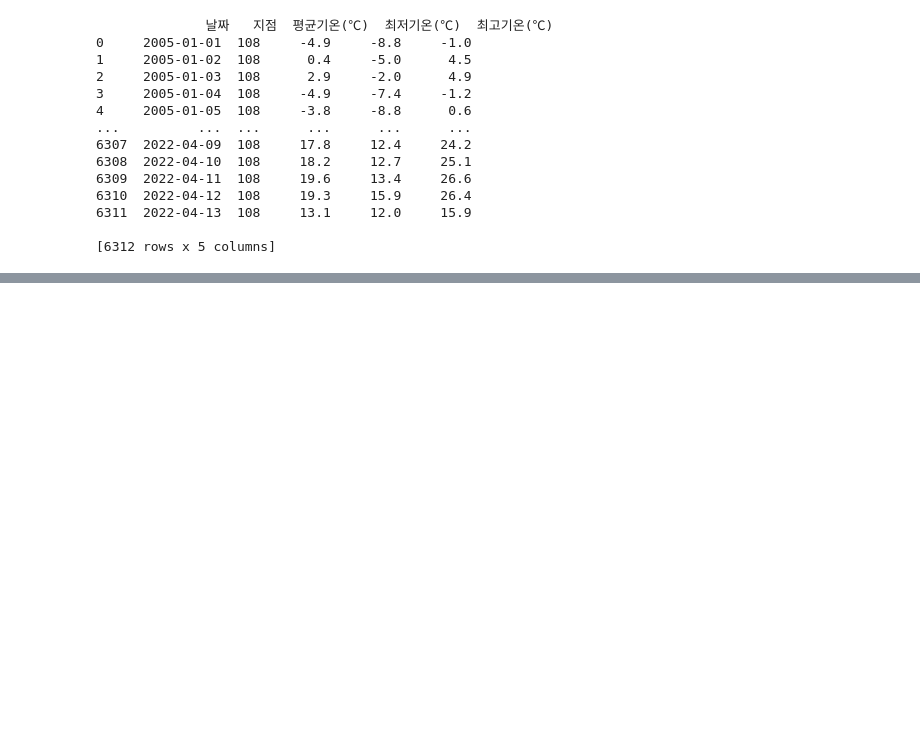
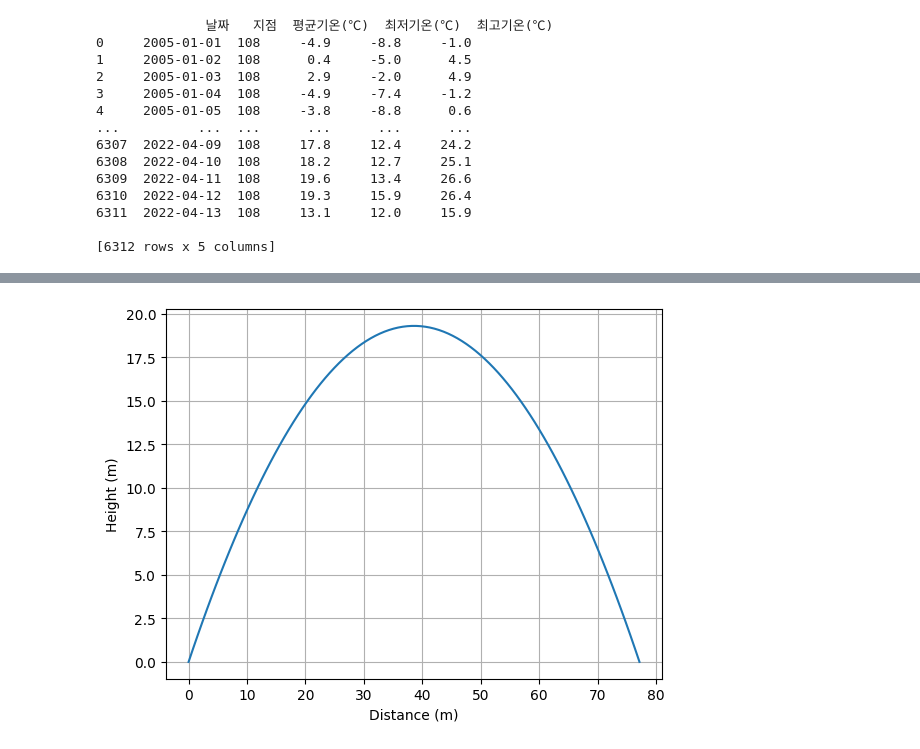
Before and after one commit to HyunWoo9930/Computational_physics, a Jupyter notebook: calculator.ipynb, the cells around one changed output, grey strips where cells are left out. Saved outputs shown, nothing was run; the diff lists cells and outputs as text; code cells hidden in the pictures; blank space fills up the shorter version.

```diff
--- a/calculator.ipynb
+++ b/calculator.ipynb
@@ -61,0 +79,30 @@ InvalidIndexError: (slice(None, None, None), 2)
+# %%
+import numpy as np
+import matplotlib.pyplot as plt
+
+# 주어진 초기값 설정
+v_kmh = 100  # km/h
+g = 10  # m/s^2
+angle_degrees = 45  # 각도 (도)
+
+# 속도를 m/s로 변환
+v_ms = v_kmh * 1000 / 3600  # 1 km = 1000 m, 1 h = 3600 s
+
+# 각도를 라디안으로 변환
+angle_radians = np.radians(angle_degrees)
+
+# 시간 벡터 생성, 최대 비행시간 계산
+t = np.linspace(0, 2 * v_ms * np.sin(angle_radians) / g, 100)
+
+# x, y 위치 계산
+x = v_ms * np.cos(angle_radians) * t
+y = v_ms * np.sin(angle_radians) * t - 0.5 * g * t ** 2
+
+# 포물선 궤적 그래프
+plt.plot(x, y)
+plt.xlabel("Distance (m)")
+plt.ylabel("Height (m)")
+plt.grid(True)
+plt.show()
+# %% [output]
+[figure, added]
```
Also changed, not shown: parts of 13 cells of this notebook, 4 other files.
